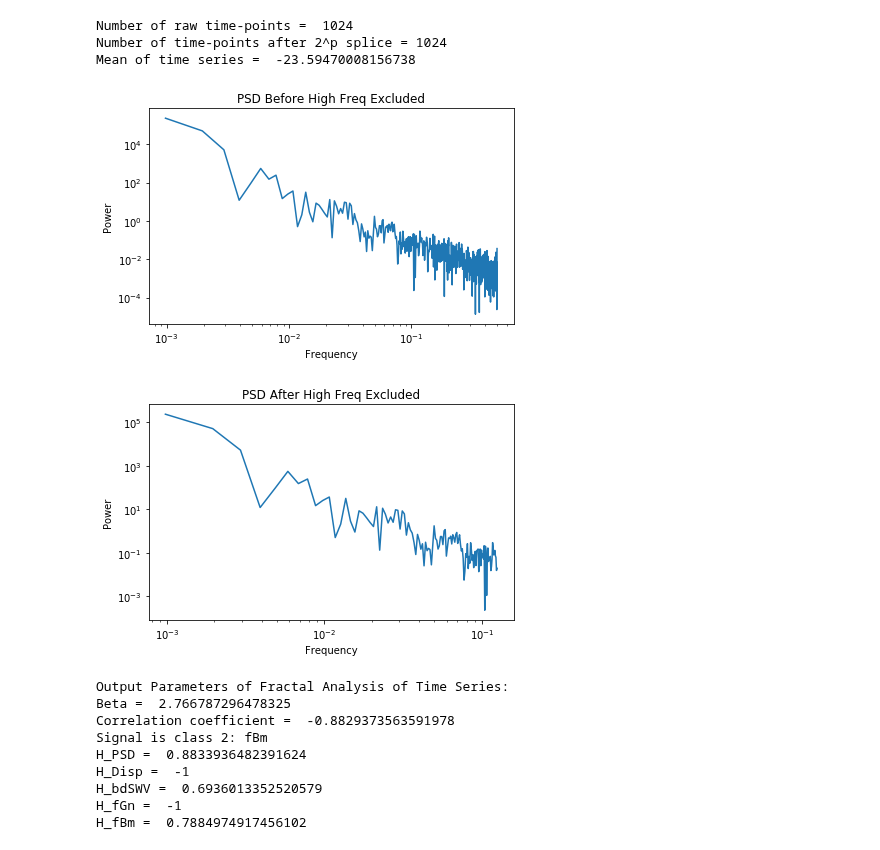
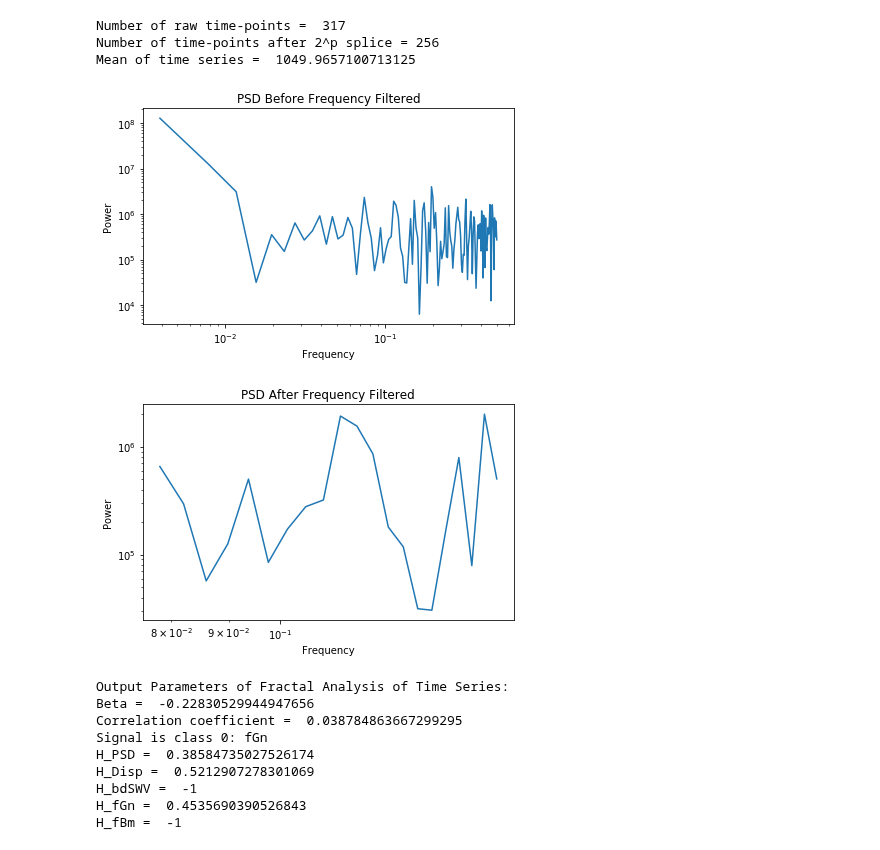
Before and after one commit to WeberLab/FractalDimension, a Jupyter notebook: Eke_Fractool_Python.ipynb, the cells around one changed output. Saved outputs shown, nothing was run; the diff lists cells and outputs as text; code cells hidden in the pictures.

```diff
--- a/Eke_Fractool_Python.ipynb
+++ b/Eke_Fractool_Python.ipynb
@@ -1,46 +1,46 @@
 # %%
 #Load signal from sample fMRI (SCI_Pilot_08)
 #these signals have a grey mask applied
 fbm_sample = np.loadtxt(fname="Test_Signals/sig_fbm_sample.csv", delimiter =",")
 fgn_sample = np.loadtxt(fname="Test_Signals/sig_fGn_sample.csv", delimiter =",")
 SSC_fbm_sample = np.loadtxt(fname="Test_Signals/sig_SSC_fBm_sample.csv", delimiter =",")
 SSC_fgn_sample = np.loadtxt(fname="Test_Signals/sig_SSC_fgn_sample.csv", delimiter =",")
 noclass_sample = np.loadtxt(fname="Test_Signals/sig_noclass_sample.csv", delimiter =",")
 
 #turn 1D array into 2D array and transpose so single column vector
 fbm_sample_T = np.reshape(fbm_sample,(fbm_sample.size, 1))
 fgn_sample_T = np.reshape(fgn_sample,(fgn_sample.size, 1))
 SSC_fbm_sample_T = np.reshape(SSC_fbm_sample,(SSC_fbm_sample.size, 1))
 SSC_fgn_sample_T = np.reshape(SSC_fgn_sample,(SSC_fgn_sample.size, 1))
 noclass_sample_T = np.reshape(noclass_sample,(noclass_sample.size, 1))
 
 
 #functioncall
-#FracTool(fbm_sample_T)
+FracTool(SSC_fgn_sample_T)
 
 
 #Loads fbm signal of known Hurst coeffecient
 #Hurst coeff is 0.7 and signal has 1024 timepoints
 fBm_knownH = np.loadtxt(fname="Test_Signals/sig_fbm_knownH.csv", delimiter =",")
 #turn 1D array into 2D array and transpose so single column vector
 fBm_knownH_T = np.reshape(fBm_knownH,(fBm_knownH.size, 1))
 #function call
-FracTool(fBm_knownH_T)
+#FracTool(fBm_knownH_T)
 # %% [output]
-Number of raw time-points =  1024
-Number of time-points after 2^p splice = 1024
-Mean of time series =  -23.59470008156738
+Number of raw time-points =  317
+Number of time-points after 2^p splice = 256
+Mean of time series =  1049.9657100713125
-[figure, old version]
+[figure, new version]
-[figure, old version]
+[figure, new version]
 Output Parameters of Fractal Analysis of Time Series:
-Beta =  2.766787296478325
-Correlation coefficient =  -0.8829373563591978
-Signal is class 2: fBm
-H_PSD =  0.8833936482391624
-H_Disp =  -1
-H_bdSWV =  0.6936013352520579
-H_fGn =  -1
-H_fBm =  0.7884974917456102
+Beta =  -0.22830529944947656
+Correlation coefficient =  0.038784863667299295
+Signal is class 0: fGn
+H_PSD =  0.38584735027526174
+H_Disp =  0.5212907278301069
+H_bdSWV =  -1
+H_fGn =  0.4535690390526843
+H_fBm =  -1
 # %%
 import numpy as np
 import matplotlib.pyplot as plt
```
Also changed, not shown: parts of 1 cell of this notebook.
